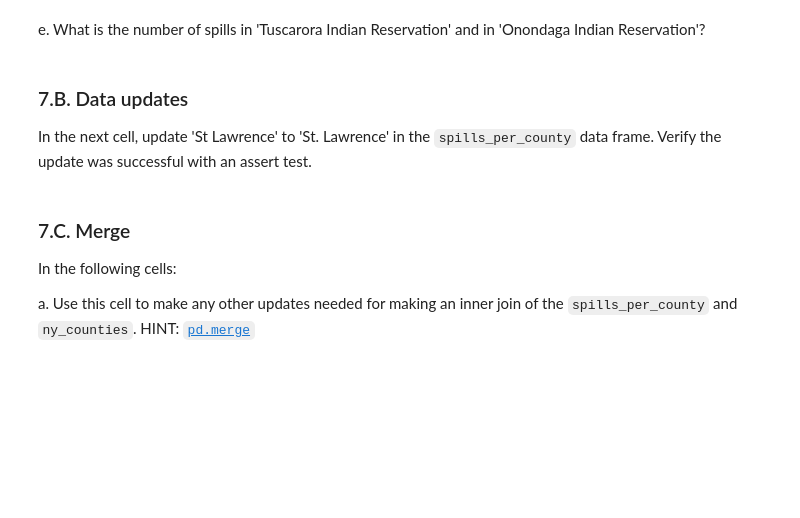
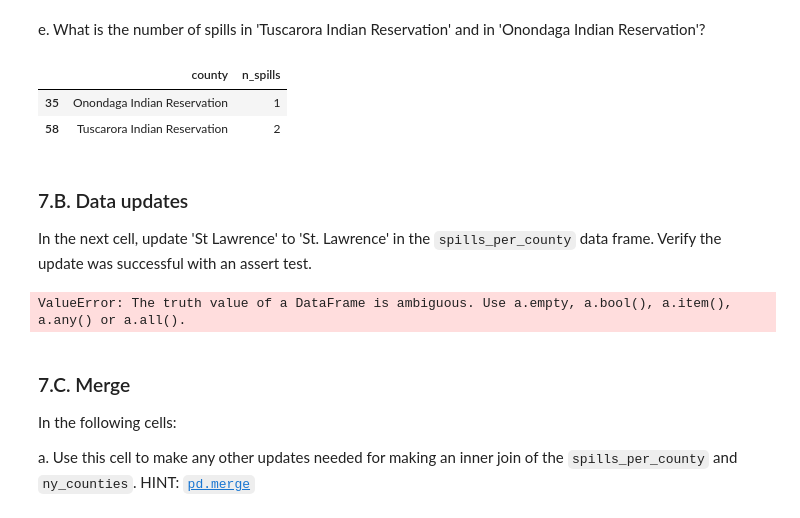
Before and after one commit to roshananair/eds220-hwk3, a Jupyter notebook: hwk3-task2-spills.ipynb, the cells around one changed output. Cells and saved outputs as stored; diff of their text form; code cells hidden in the pictures; blank space fills up the shorter version.

```diff
--- a/hwk3-task2-spills.ipynb
+++ b/hwk3-task2-spills.ipynb
@@ -479,7 +557,22 @@ e. What is the number of spills in 'Tuscarora Indian Reservation' and in 'Ononda
+# %%
+# e.
+ny_reservations = spills_per_county[spills_per_county['county'].isin(['Tuscarora Indian Reservation','Onondaga Indian Reservation'])]
+ny_reservations
+# %% [output]
+|  | county | n_spills |
+| 35 | Onondaga Indian Reservation | 1 |
+| 58 | Tuscarora Indian Reservation | 2 |
 # %% [markdown]
 ### 7.B. Data updates
 
 In the next cell, update 'St Lawrence' to 'St. Lawrence' in the `spills_per_county` data frame. Verify the update was successful with an assert test.
+# %%
+spills_per_county['county'] = spills_per_county['county'].replace('St Lawrence', 'St. Lawrence')
+
+if (spills_per_county[spills_per_county['county'].str.contains('St. Lawrence')]):
+    return Tru
+# %% [output]
+ValueError: The truth value of a DataFrame is ambiguous. Use a.empty, a.bool(), a.item(), a.any() or a.all().
 # %% [markdown]
 ### 7.C. Merge
 
```
Also changed, not shown: parts of 13 cells of this notebook.
